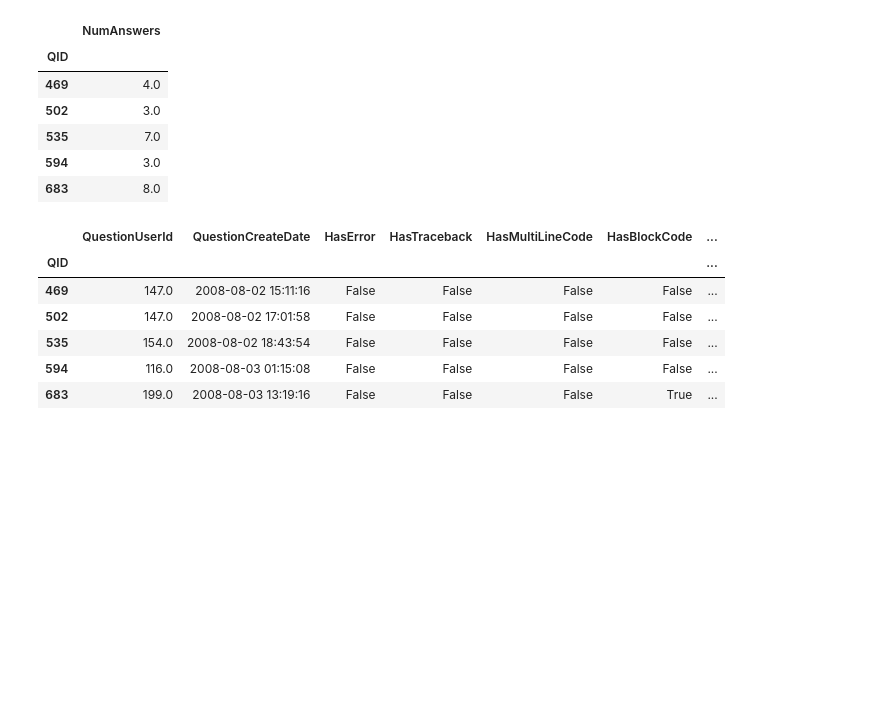
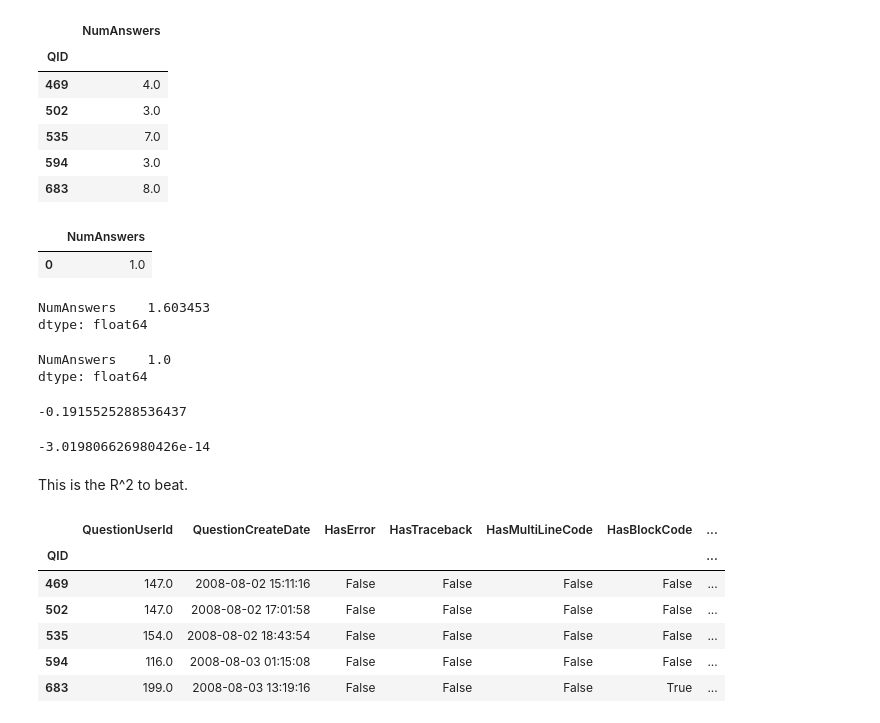
Before and after one commit to tjann/dmafinal, a Jupyter notebook: FELinearRegression.ipynb, the cells around one changed output. Saved outputs shown, nothing was run; the diff lists cells and outputs as text; code cells hidden in the pictures; blank space fills up the shorter version.

```diff
--- a/FELinearRegression.ipynb
+++ b/FELinearRegression.ipynb
@@ -54,6 +55,31 @@ Y.head()
 | 535 | 7.0 |
 | 594 | 3.0 |
 | 683 | 8.0 |
+# %%
+Y.mode()
+# %% [output]
+|  | NumAnswers |
+| 0 | 1.0 |
+# %%
+Y.mean()
+# %% [output]
+NumAnswers    1.603453
+dtype: float64
+# %%
+Y.median()
+# %% [output]
+NumAnswers    1.0
+dtype: float64
+# %%
+r2_score(Y.NumAnswers, np.repeat(1, Y.shape[0]))
+# %% [output]
+-0.1915525288536437
+# %%
+r2_score(Y.NumAnswers, np.repeat(1.603453, Y.shape[0]))
+# %% [output]
+-3.019806626980426e-14
+# %% [markdown]
+This is the R^2 to beat.
 # %%
 X = Questions.set_index('QID').drop(['Tags', 'QuestionTitle', 'QuestionBody', 'QuestionScore', 'NumAnswers', 'QuestionTitleAndBody', 'CodeText', 'TagFreeNonCodeText', 'CodeTextLemmatized', 'TagFreeNonCodeTextLemmatized'], axis=1, inplace=False)
 # %%
```
Also changed, not shown: parts of 7 cells of this notebook, 1 other file.
